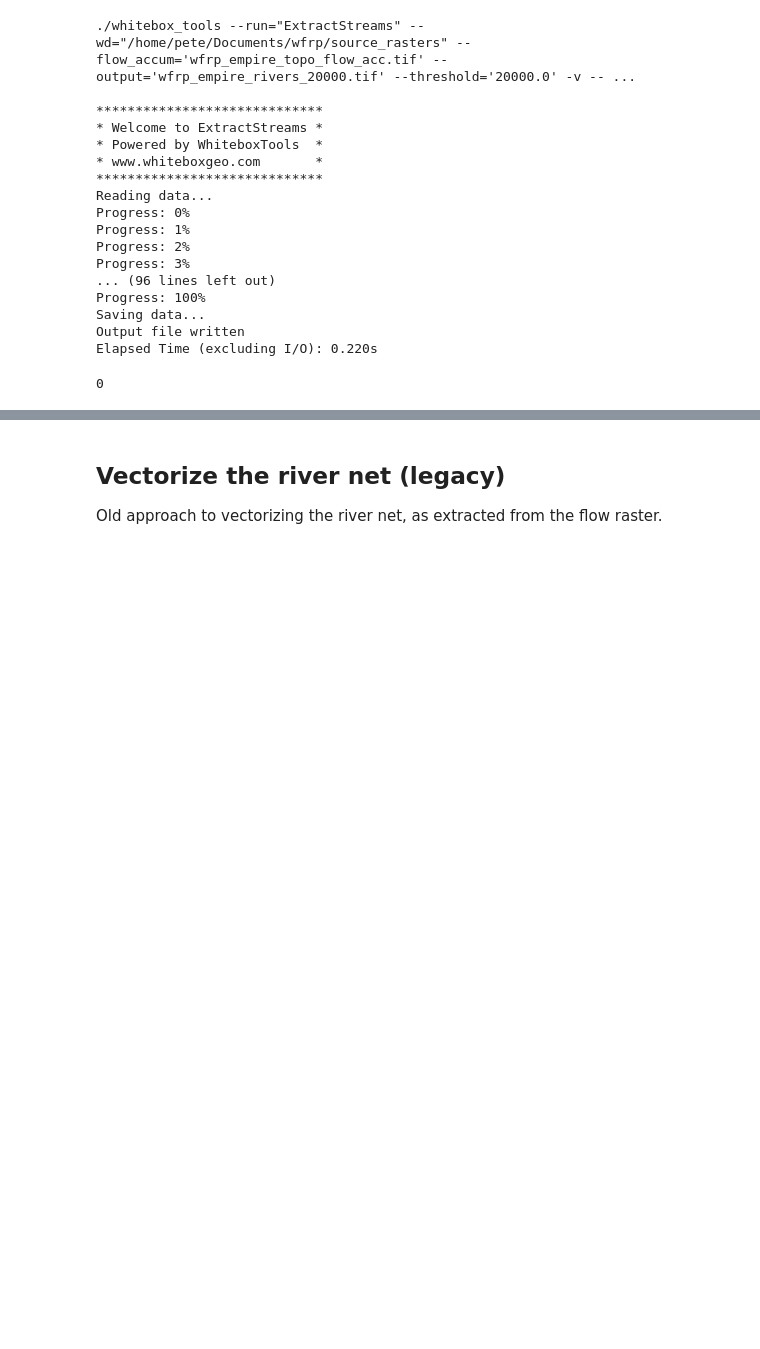
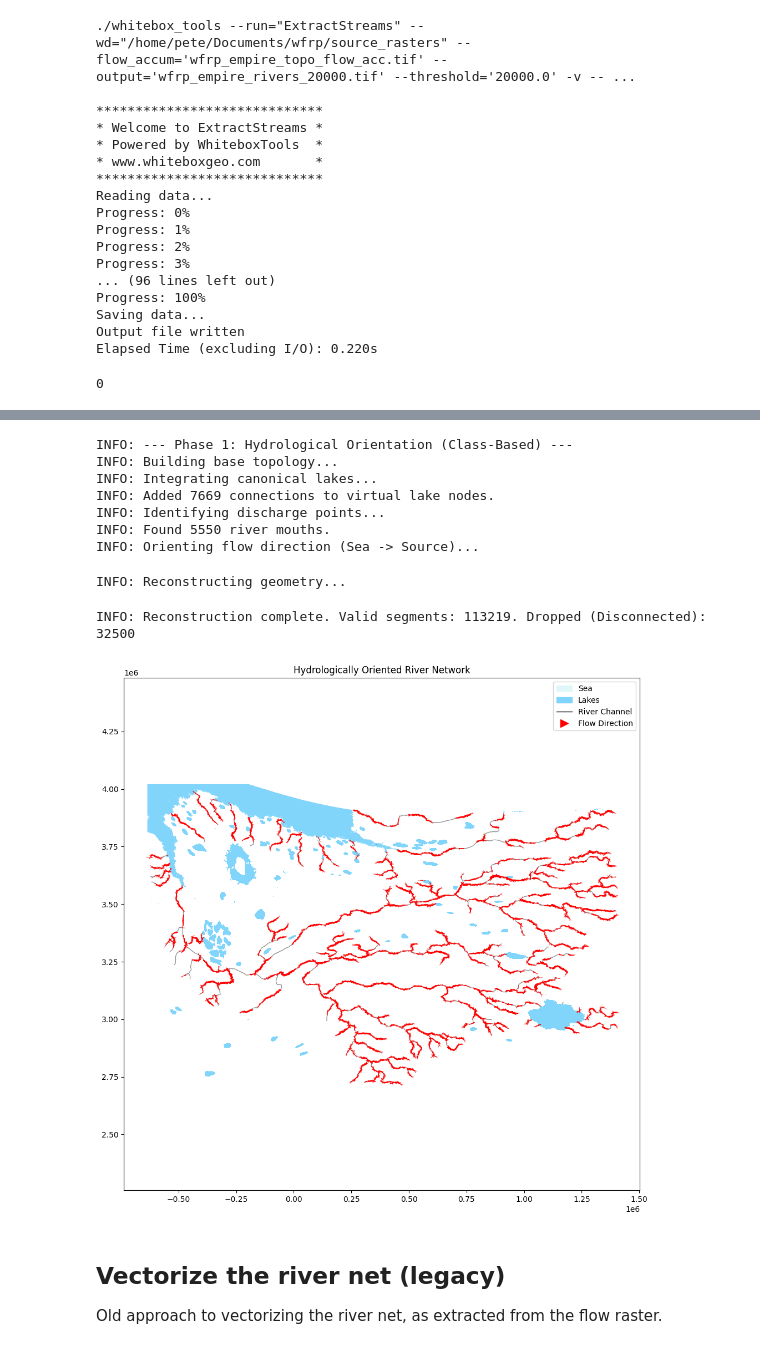
Before and after one commit to pete-jacobsson/enemy_rebuilt, a Jupyter notebook: wfrp_empire_rework.ipynb, the cells around one changed output, grey strips where cells are left out. Saved outputs shown, nothing was run; the diff lists cells and outputs as text; code cells hidden in the pictures; blank space fills up the shorter version.

```diff
--- a/wfrp_empire_rework.ipynb
+++ b/wfrp_empire_rework.ipynb
@@ -627,3 +512,36 @@ INFO: Pruning tributaries shorter than 2500m (Max iterations: 100)...
+# %%
+# --- RUNNER ---
+import os
+import geopandas as gpd
+# 1. Load Data
+# Assuming you have these files generated from your previous steps / provided
+src_dir = "/home/pete/Documents/wfrp/source_vectors"
+
+rivers_path = os.path.join(src_dir, "wfrp_empire_rivers_line.gpkg")
+sea_path = os.path.join(src_dir, "wfrp_empire_sea_poly.gpkg")
+lakes_path = os.path.join(src_dir, "wfrp_empire_lakes_poly.gpkg")
+
+
+rivers = gpd.read_file(rivers_path) # The output from skeletonization
+sea = gpd.read_file(sea_path)       # You need this
+lakes = gpd.read_file(lakes_path)   # You need this (Canonical lakes)
+# %%
+# 2. Instantiate and Run
+analyzer = HydrologyAnalyzer(rivers, sea, lakes)
+oriented_rivers = analyzer.run()
+# 3. Visualize
+plot_flow(oriented_rivers, sea, lakes)
+# %% [output]
+INFO: --- Phase 1: Hydrological Orientation (Class-Based) ---
+INFO: Building base topology...
+INFO: Integrating canonical lakes...
+INFO: Added 7669 connections to virtual lake nodes.
+INFO: Identifying discharge points...
+INFO: Found 5550 river mouths.
+INFO: Orienting flow direction (Sea -> Source)...
+INFO: Reconstructing geometry...
+INFO: Reconstruction complete. Valid segments: 113219. Dropped (Disconnected): 32500
+[figure, added]
 # %% [markdown]
 ## Vectorize the river net (legacy)
 
```
Also changed, not shown: parts of 20 cells of this notebook, 5 other files.
